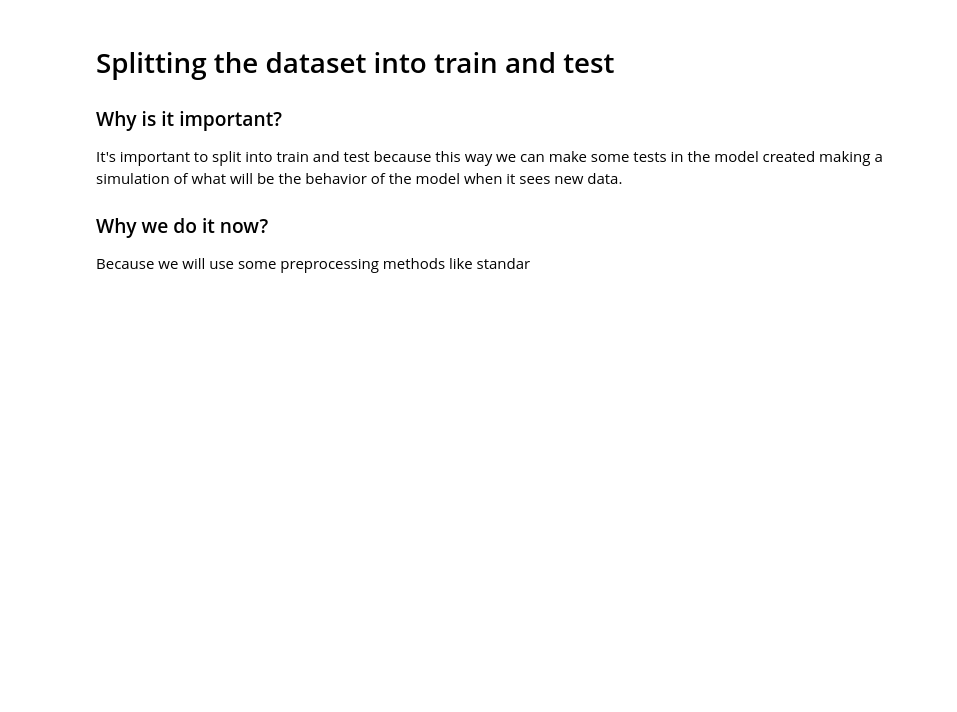
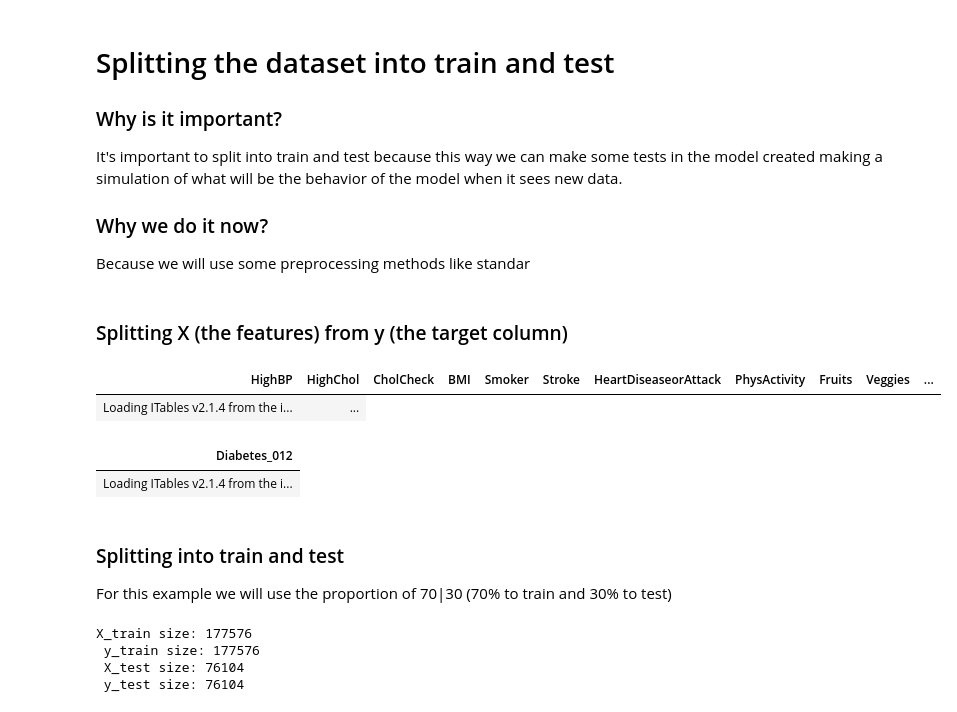
Before and after one commit to barrenha95/diabetes-prediction, a Jupyter notebook: notebooks/modeling.ipynb, the cells around one changed output. Drawn from its saved outputs; the diff is of its cells as text; code cells hidden in the pictures; blank space fills up the shorter version.

Commit message:
train-test-split

```diff
--- a/notebooks/modeling.ipynb
+++ b/notebooks/modeling.ipynb
@@ -71,3 +72,32 @@ It's important to split into train and test because this way we can make some te
 
 ### Why we do it now?
 Because we will use some preprocessing methods like standar
+# %% [markdown]
+### Splitting X (the features) from y (the target column)
+# %%
+X = df.drop('Diabetes_012', axis='columns')
+display(X.head(5))
+# %% [output]
+| HighBP | HighChol | CholCheck | BMI | Smoker | Stroke | HeartDiseaseorAttack | PhysActivity | Fruits | Veggies | ... |
+| Loading ITables v2.1.4 from the i... | ... |
+# %%
+y = df['Diabetes_012']
+display(y.head(5))
+# %% [output]
+| Diabetes_012 |
+| Loading ITables v2.1.4 from the i... |
+# %% [markdown]
+### Splitting into train and test
+For this example we will use the proportion of 70|30 (70% to train and 30% to test)
+# %%
+X_train, X_test, y_train, y_test = train_test_split(X, y, test_size=0.30, random_state=42)
+print("X_train size: "    + str(len(X_train))  +
+      "\n y_train size: " + str(len(y_train)) +
+      "\n X_test size: "  + str(len(X_test)) +
+      "\n y_test size: " + str(len(y_test))
+      )
+# %% [output]
+X_train size: 177576
+ y_train size: 177576
+ X_test size: 76104
+ y_test size: 76104
```
Also changed, not shown: parts of 1 cell of this notebook.
